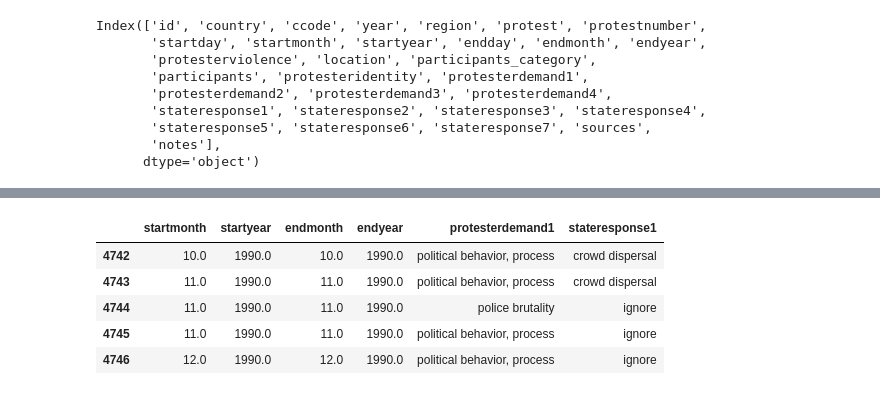
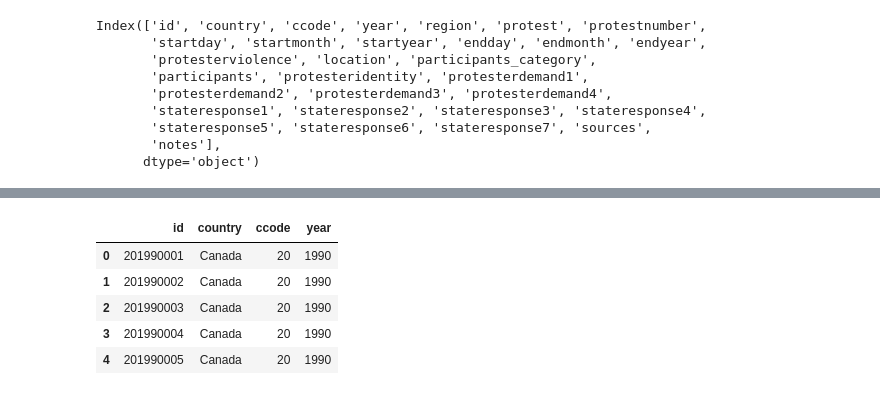
Before and after one commit to EmFib/Mass-Protests, a Jupyter notebook: users/Add_Global_Population.ipynb, the cells around one changed output, grey strips where cells are left out. Saved outputs shown, nothing was run; the diff lists cells and outputs as text; code cells hidden in the pictures.

```diff
--- a/users/Add_Global_Population.ipynb
+++ b/users/Add_Global_Population.ipynb
@@ -429,9 +468,9 @@ mass[mass['country']=='Yugoslavia'][['startmonth','startyear','endmonth','endyea
-# %%
-mass[mass['country']=='Germany'][['startmonth','startyear','endmonth','endyear','protesterdemand1','stateresponse1']].head()
-# %% [output]
-|  | startmonth | startyear | endmonth | endyear | protesterdemand1 | stateresponse1 |
-| 4742 | 10.0 | 1990.0 | 10.0 | 1990.0 | political behavior, process | crowd dispersal |
-| 4743 | 11.0 | 1990.0 | 11.0 | 1990.0 | political behavior, process | crowd dispersal |
-| 4744 | 11.0 | 1990.0 | 11.0 | 1990.0 | police brutality | ignore |
-| 4745 | 11.0 | 1990.0 | 11.0 | 1990.0 | political behavior, process | ignore |
-| 4746 | 12.0 | 1990.0 | 12.0 | 1990.0 | political behavior, process | ignore |
+# %%
+mass[mass['country']=='Canada'][['id','country','ccode','year']].head()
+# %% [output]
+|  | id | country | ccode | year |
+| 0 | 201990001 | Canada | 20 | 1990 |
+| 1 | 201990002 | Canada | 20 | 1990 |
+| 2 | 201990003 | Canada | 20 | 1990 |
+| 3 | 201990004 | Canada | 20 | 1990 |
+| 4 | 201990005 | Canada | 20 | 1990 |
```
Also changed, not shown: parts of 44 cells of this notebook, 1 other file.
